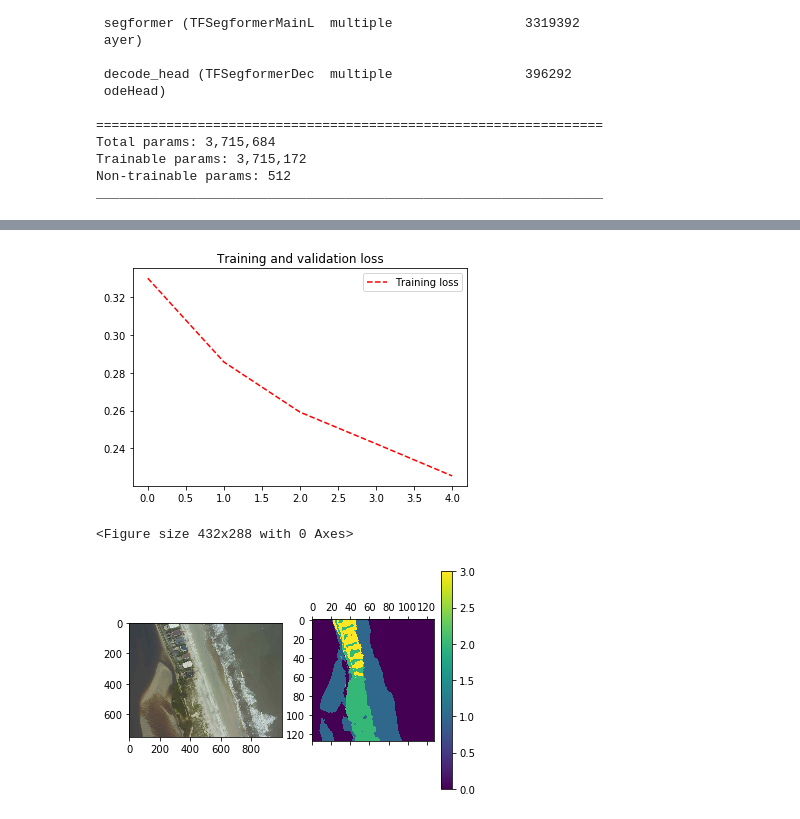
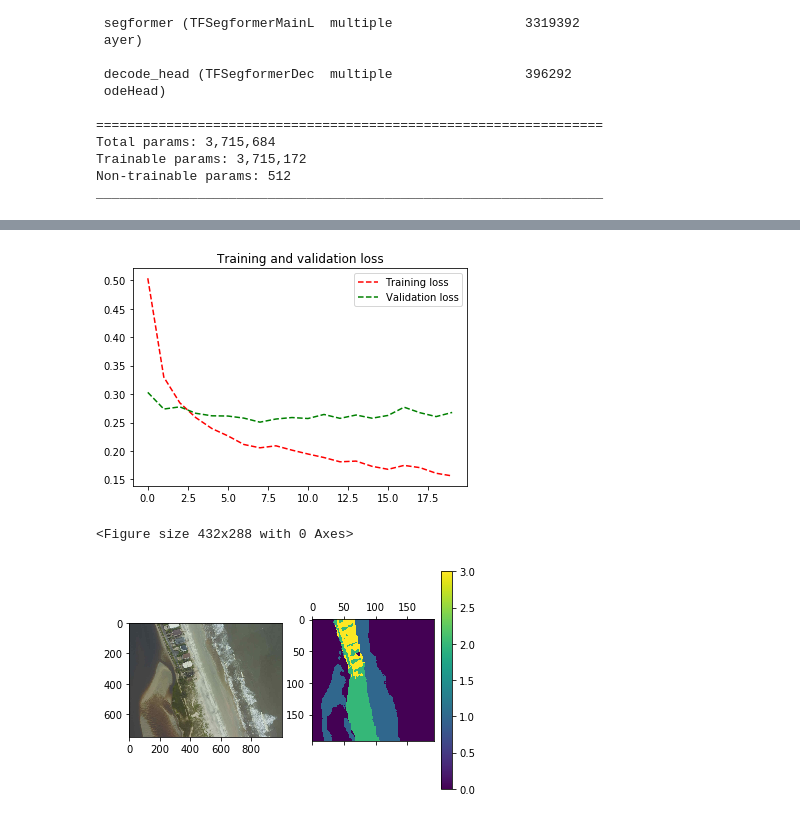
Before and after one commit to ebgoldstein/Coastal_TF_templates, a Jupyter notebook: src/Segformer.ipynb, the cells around one changed output, grey strips where cells are left out. Saved outputs shown, nothing was run; the diff lists cells and outputs as text; code cells hidden in the pictures.

Commit message:
20 epochs, larger input

```diff
--- a/src/Segformer.ipynb
+++ b/src/Segformer.ipynb
@@ -36,6 +36,9 @@ TF version: 2.8.0
 #data pipeline
 auto = tf.data.AUTOTUNE
 num_classes = 4
+
+imdim = 768
+imsize = (imdim,imdim)
 
 def load_data(path, val_split = 0.2):
     images = sorted(glob(os.path.join(path, "images/*")))
@@ -85,7 +88,7 @@ def scale(im, nR, nC):
 #reading the image
 def read_image(path):
     x = imread(path)
-    x = resize(x, (512,512), anti_aliasing=False)
+    x = resize(x, imsize, anti_aliasing=False)
     x = standardize(x)
     x = x.astype(np.float32)
     return x
@@ -93,7 +96,7 @@ def read_image(path):
 #reading the labels
 def read_mask(path):
     y = imread(path)
-    y = scale(y,512,512)
+    y = scale(y,imdim,imdim)
 
     y = D_Filter(y)
     y = y.astype(np.int32)
@@ -122,10 +125,10 @@ def preprocess(x, y):
     #images.set_shape([512, 512,3])
 
     images = tf.transpose(images, (2, 0, 1))
-    images.set_shape([3, 512, 512])
+    images.set_shape([3, imdim, imdim])
 
     #LABEL
-    masks.set_shape([512, 512])
+    masks.set_shape([imdim, imdim])
     #one hot
     #masks.set_shape([512, 512, num_classes])
 
@@ -287,12 +290,12 @@ Non-trainable params: 512
 _________________________________________________________________
 # %%
 # Increase the number of epochs if the results are not of expected quality.
-epochs = 5
+epochs = 20
 
 history = model.fit(
     train_dataset,
     validation_data=val_dataset,
-    callbacks=[DisplayCallback(val_dataset)],
+    #callbacks=[DisplayCallback(val_dataset)],
     steps_per_epoch = steps_per_epoch,
     validation_steps =  val_size ,
     epochs=epochs,
@@ -305,31 +321,31 @@ Sample Prediction after epoch 5
 # %%
 #now that training is done, lets look at the metrics from training
 %matplotlib inline
 
 loss = history.history['loss']
-#val_loss = history.history['val_loss']
+val_loss = history.history['val_loss']
 
 epochs = range(len(loss))
 
 plt.plot(epochs, loss, 'r--', label='Training loss')
-#plt.plot(epochs, val_loss, 'g--', label='Validation loss')
+plt.plot(epochs, val_loss, 'g--', label='Validation loss')
 plt.title('Training and validation loss')
 plt.legend(loc=0)
 plt.figure()
 plt.show()
 
 # # if you have another metric... i.e.,accuracy
 # acc = history.history['accuracy']
 # val_acc = history.history['val_accuracy']
 # plt.plot(epochs, acc, 'r', label='Training accuracy')
 # plt.plot(epochs, val_acc, 'b', label='Validation accuracy')
 
 # plt.title('Training and validation accuracy')
 # plt.legend(loc=0)
 # plt.figure()
 # plt.show()
 # %% [output]
-[figure, old version]
+[figure, new version]
 <Figure size 432x288 with 0 Axes>
 # %%
 #lets look at the model prediction on a single image.
@@ -338,7 +354,7 @@ plt.show()
 imgp = 'data/images/C26047791-1_EBG.jpg'
 
 #we pull the image and preprocess it — normalizing and making it a array/tensor
-img = tf.keras.preprocessing.image.load_img(imgp,target_size = (512,512))
+img = tf.keras.preprocessing.image.load_img(imgp,target_size = (imdim,imdim))
 img = tf.keras.preprocessing.image.img_to_array(img)
 img = standardize(img)
 img = tf.transpose(img, (2, 0, 1))
@@ -362,4 +378,4 @@ plt.show()
 
 # water: 0; sand:1; veg : 2; dev : 3
 # %% [output]
-[figure, old version]
+[figure, new version]
```
Also changed, not shown: parts of 3 cells of this notebook.
